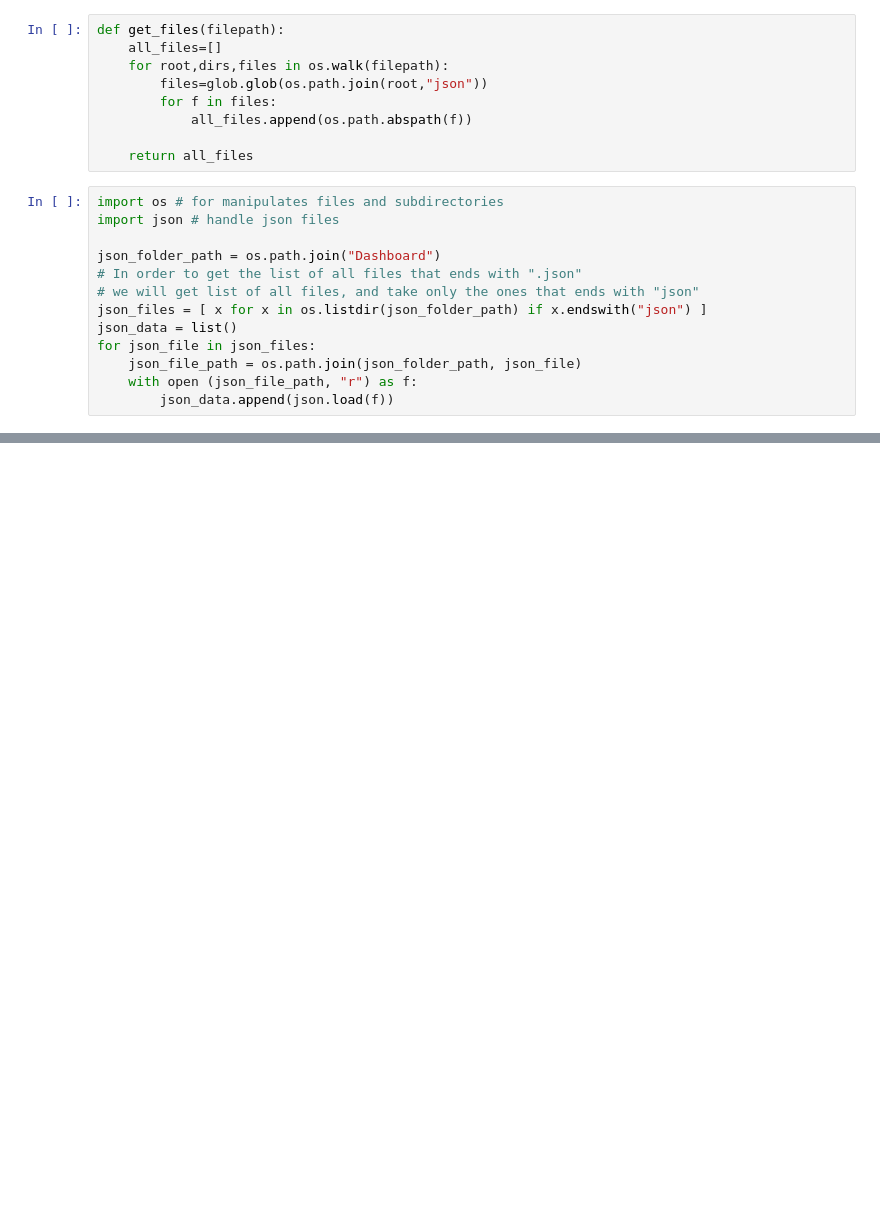
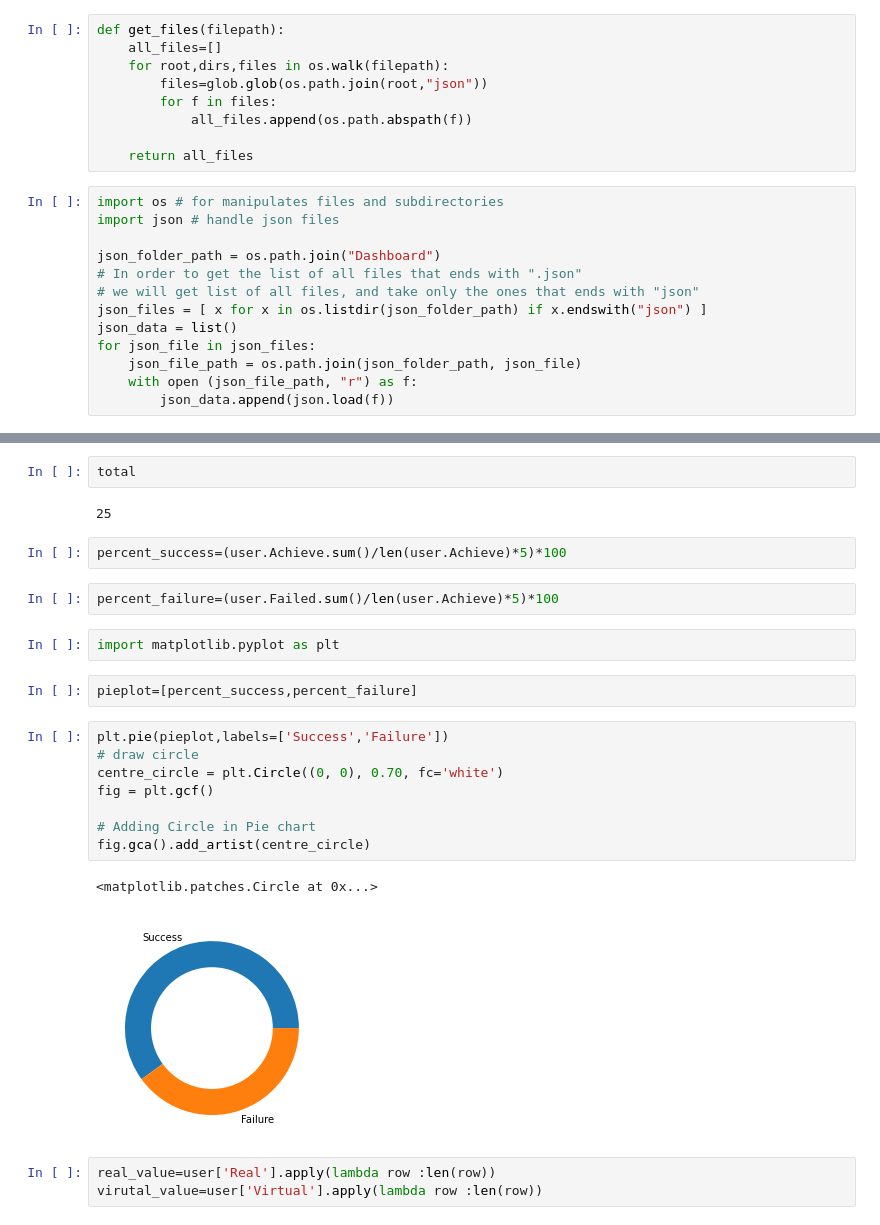
Before and after one commit to OmarEltouny78/GradDash, a Jupyter notebook: GameGrad.ipynb, the cells around one changed output, grey strips where cells are left out. Cells and saved outputs as stored; diff of their text form; blank space fills up the shorter version.

```diff
--- a/GameGrad.ipynb
+++ b/GameGrad.ipynb
@@ -60,0 +122,26 @@ user['Passive'].plot(kind='bar')
+# %%
+total
+# %% [output]
+25
+# %%
+percent_success=(user.Achieve.sum()/len(user.Achieve)*5)*100
+# %%
+percent_failure=(user.Failed.sum()/len(user.Achieve)*5)*100
+# %%
+import matplotlib.pyplot as plt
+# %%
+pieplot=[percent_success,percent_failure]
+# %%
+plt.pie(pieplot,labels=['Success','Failure'])
+# draw circle
+centre_circle = plt.Circle((0, 0), 0.70, fc='white')
+fig = plt.gcf()
+
+# Adding Circle in Pie chart
+fig.gca().add_artist(centre_circle)
+# %% [output]
+<matplotlib.patches.Circle at 0x...>
+[figure, added]
+# %%
+real_value=user['Real'].apply(lambda row :len(row))
+virutal_value=user['Virtual'].apply(lambda row :len(row))
```
Also changed, not shown: parts of 25 cells of this notebook, 6 other files.
